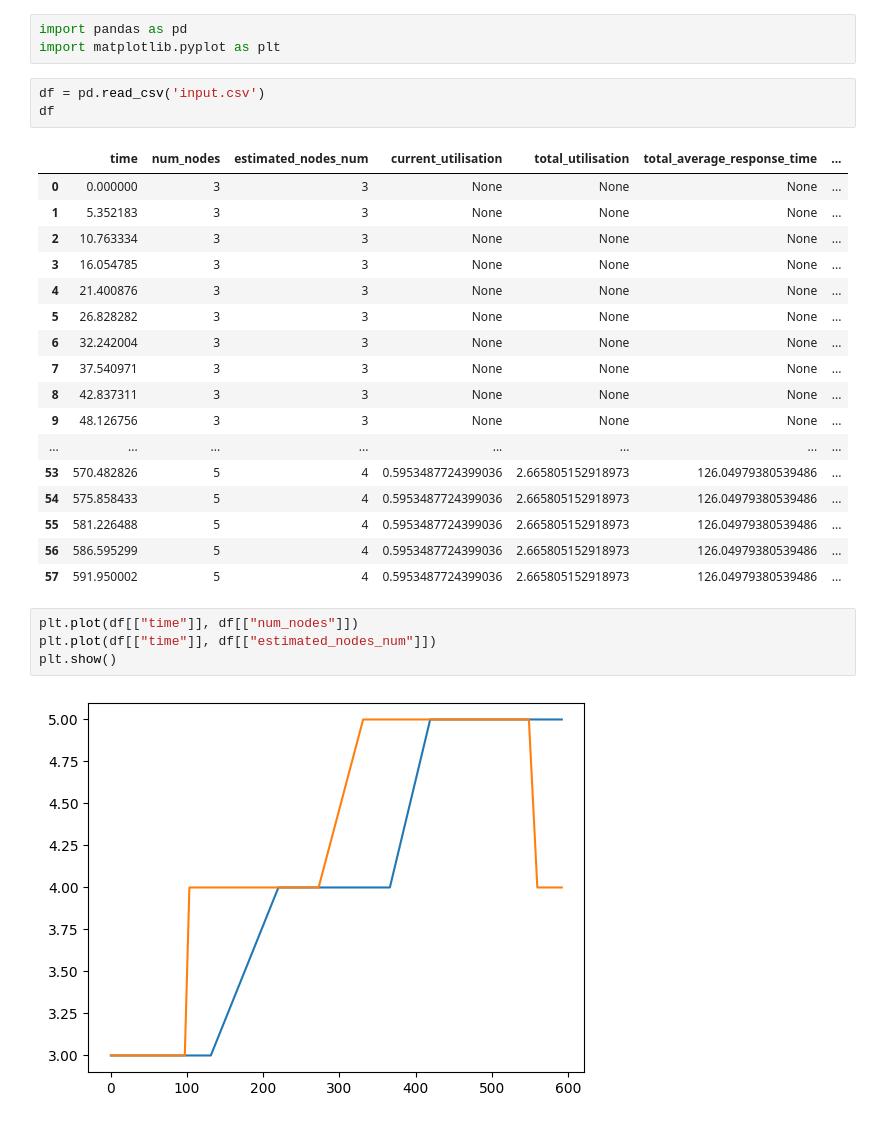
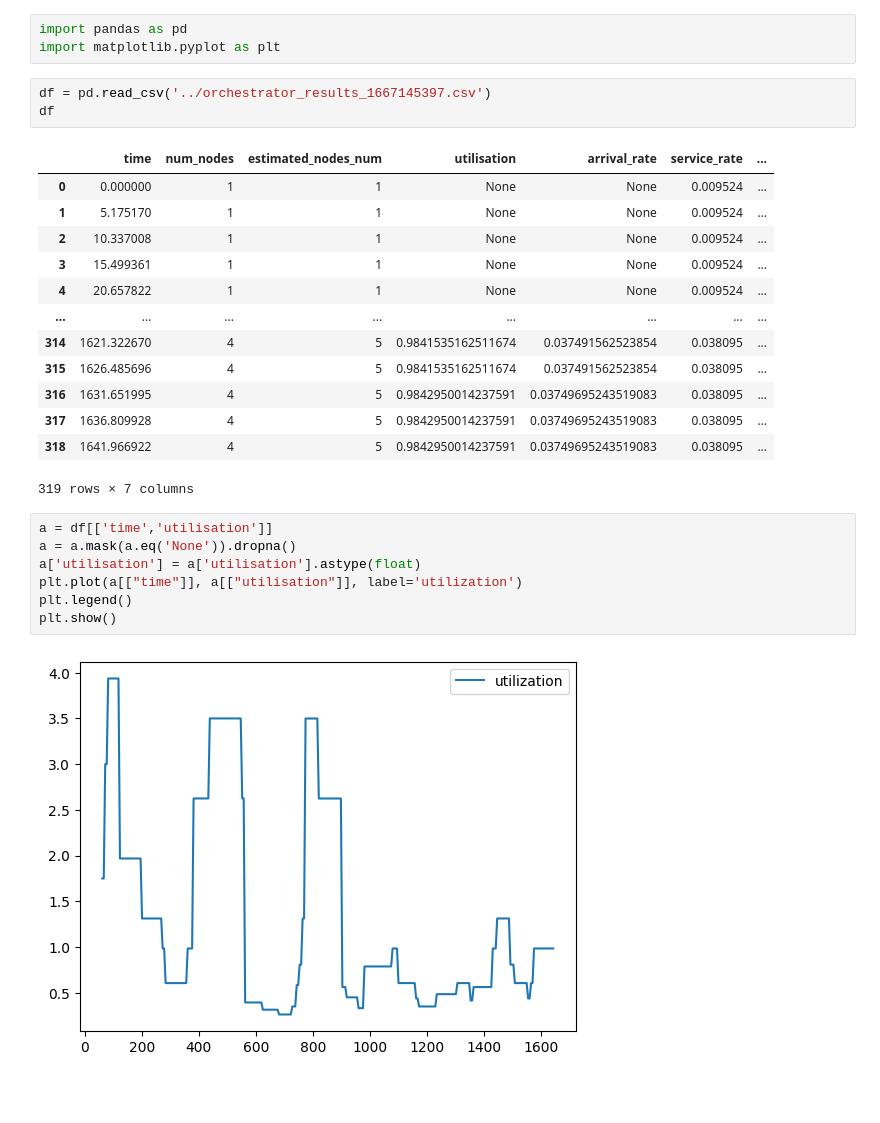
Before and after one commit to kponichtera/cs4215-qpe, a Jupyter notebook: jupyter/plots.ipynb, the cells around one changed output. Cells and saved outputs as stored; diff of their text form; blank space fills up the shorter version.

```diff
--- a/jupyter/plots.ipynb
+++ b/jupyter/plots.ipynb
@@ -2,29 +2,28 @@
 import pandas as pd
 import matplotlib.pyplot as plt
 # %%
-df = pd.read_csv('input.csv')
+df = pd.read_csv('../orchestrator_results_1667145397.csv')
 df
 # %% [output]
-|  | time | num_nodes | estimated_nodes_num | current_utilisation | total_utilisation | total_average_response_time | ... |
-| 0 | 0.000000 | 3 | 3 | None | None | None | ... |
-| 1 | 5.352183 | 3 | 3 | None | None | None | ... |
-| 2 | 10.763334 | 3 | 3 | None | None | None | ... |
-| 3 | 16.054785 | 3 | 3 | None | None | None | ... |
-| 4 | 21.400876 | 3 | 3 | None | None | None | ... |
-| 5 | 26.828282 | 3 | 3 | None | None | None | ... |
-| 6 | 32.242004 | 3 | 3 | None | None | None | ... |
-| 7 | 37.540971 | 3 | 3 | None | None | None | ... |
-| 8 | 42.837311 | 3 | 3 | None | None | None | ... |
-| 9 | 48.126756 | 3 | 3 | None | None | None | ... |
+|  | time | num_nodes | estimated_nodes_num | utilisation | arrival_rate | service_rate | ... |
+| 0 | 0.000000 | 1 | 1 | None | None | 0.009524 | ... |
+| 1 | 5.175170 | 1 | 1 | None | None | 0.009524 | ... |
+| 2 | 10.337008 | 1 | 1 | None | None | 0.009524 | ... |
+| 3 | 15.499361 | 1 | 1 | None | None | 0.009524 | ... |
+| 4 | 20.657822 | 1 | 1 | None | None | 0.009524 | ... |
 | ... | ... | ... | ... | ... | ... | ... | ... |
-| 53 | 570.482826 | 5 | 4 | 0.5953487724399036 | 2.665805152918973 | 126.04979380539486 | ... |
-| 54 | 575.858433 | 5 | 4 | 0.5953487724399036 | 2.665805152918973 | 126.04979380539486 | ... |
-| 55 | 581.226488 | 5 | 4 | 0.5953487724399036 | 2.665805152918973 | 126.04979380539486 | ... |
-| 56 | 586.595299 | 5 | 4 | 0.5953487724399036 | 2.665805152918973 | 126.04979380539486 | ... |
-| 57 | 591.950002 | 5 | 4 | 0.5953487724399036 | 2.665805152918973 | 126.04979380539486 | ... |
+| 314 | 1621.322670 | 4 | 5 | 0.9841535162511674 | 0.037491562523854 | 0.038095 | ... |
+| 315 | 1626.485696 | 4 | 5 | 0.9841535162511674 | 0.037491562523854 | 0.038095 | ... |
+| 316 | 1631.651995 | 4 | 5 | 0.9842950014237591 | 0.03749695243519083 | 0.038095 | ... |
+| 317 | 1636.809928 | 4 | 5 | 0.9842950014237591 | 0.03749695243519083 | 0.038095 | ... |
+| 318 | 1641.966922 | 4 | 5 | 0.9842950014237591 | 0.03749695243519083 | 0.038095 | ... |
+319 rows × 7 columns
 # %%
-plt.plot(df[["time"]], df[["num_nodes"]])
-plt.plot(df[["time"]], df[["estimated_nodes_num"]])
+a = df[['time','utilisation']]
+a = a.mask(a.eq('None')).dropna()
+a['utilisation'] = a['utilisation'].astype(float)
+plt.plot(a[["time"]], a[["utilisation"]], label='utilization')
+plt.legend()
 plt.show()
 # %% [output]
-[figure, old version]
+[figure, new version]
```
Also changed, not shown: parts of 4 cells of this notebook, 3 other files.
